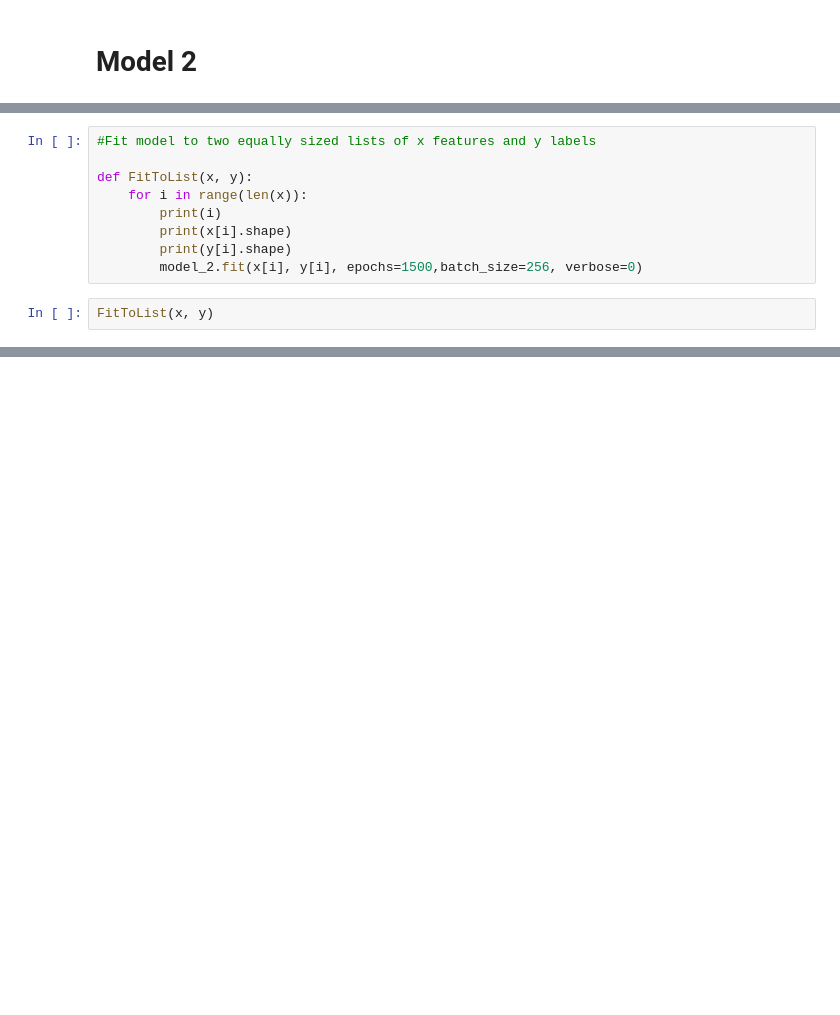
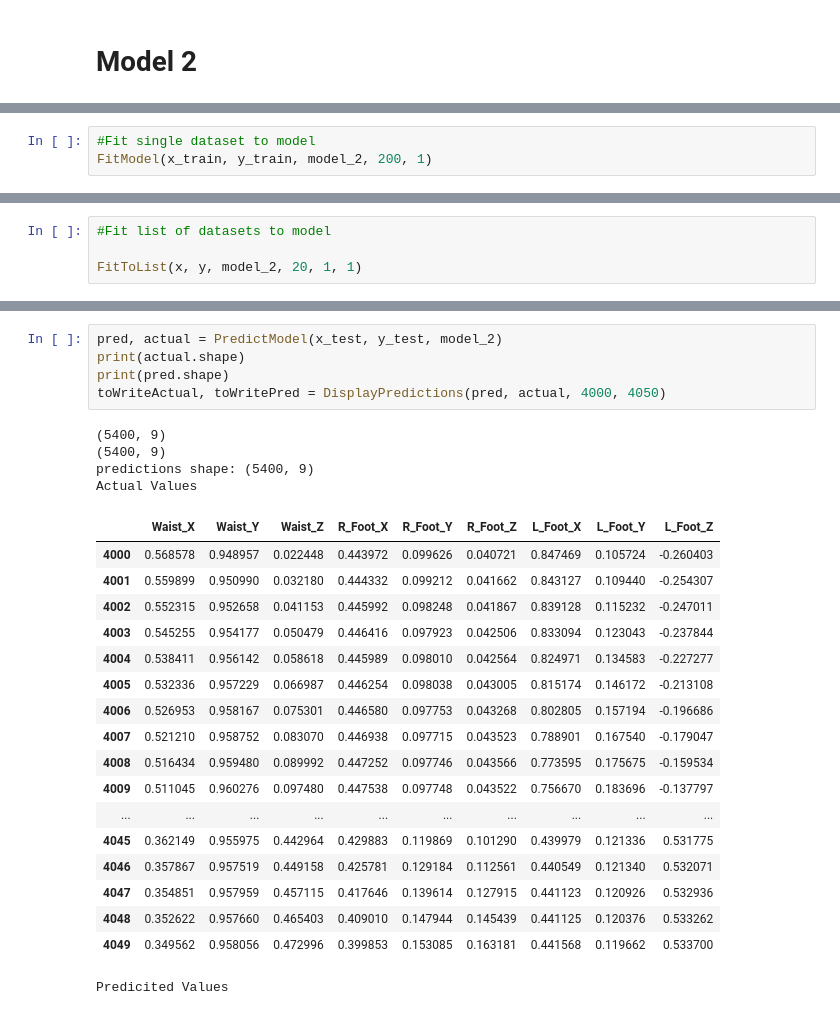
Before and after one commit to jev-e/JE-Msc-lower-body-pose-estimation, a Jupyter notebook: notebooks/RNN.ipynb, the cells around one changed output, grey strips where cells are left out. Cells and saved outputs as stored; diff of their text form; blank space fills up the shorter version.

```diff
--- a/notebooks/RNN.ipynb
+++ b/notebooks/RNN.ipynb
@@ -539,11 +515,0 @@ def FitModel(x, y):
-# %%
-#Fit model to two equally sized lists of x features and y labels
-
-def FitToList(x, y):
-    for i in range(len(x)):
-        print(i)
-        print(x[i].shape)
-        print(y[i].shape)
-        model_2.fit(x[i], y[i], epochs=1500,batch_size=256, verbose=0)
-# %%
-FitToList(x, y)
@@ -627,0 +516,3 @@ Predicited Values
+# %%
+#Fit single dataset to model
+FitModel(x_train, y_train, model_2, 200, 1)
@@ -627,0 +537,4 @@ Predicited Values
+# %%
+#Fit list of datasets to model
+
+FitToList(x, y, model_2, 20, 1, 1)
@@ -627,0 +564,28 @@ Predicited Values
+# %%
+pred, actual = PredictModel(x_test, y_test, model_2)
+print(actual.shape)
+print(pred.shape)
+toWriteActual, toWritePred = DisplayPredictions(pred, actual, 4000, 4050)
+# %% [output]
+(5400, 9)
+(5400, 9)
+predictions shape: (5400, 9)
+Actual Values
+|  | Waist_X | Waist_Y | Waist_Z | R_Foot_X | R_Foot_Y | R_Foot_Z | L_Foot_X | L_Foot_Y | L_Foot_Z |
+| 4000 | 0.568578 | 0.948957 | 0.022448 | 0.443972 | 0.099626 | 0.040721 | 0.847469 | 0.105724 | -0.260403 |
+| 4001 | 0.559899 | 0.950990 | 0.032180 | 0.444332 | 0.099212 | 0.041662 | 0.843127 | 0.109440 | -0.254307 |
+| 4002 | 0.552315 | 0.952658 | 0.041153 | 0.445992 | 0.098248 | 0.041867 | 0.839128 | 0.115232 | -0.247011 |
+| 4003 | 0.545255 | 0.954177 | 0.050479 | 0.446416 | 0.097923 | 0.042506 | 0.833094 | 0.123043 | -0.237844 |
+| 4004 | 0.538411 | 0.956142 | 0.058618 | 0.445989 | 0.098010 | 0.042564 | 0.824971 | 0.134583 | -0.227277 |
+| 4005 | 0.532336 | 0.957229 | 0.066987 | 0.446254 | 0.098038 | 0.043005 | 0.815174 | 0.146172 | -0.213108 |
+| 4006 | 0.526953 | 0.958167 | 0.075301 | 0.446580 | 0.097753 | 0.043268 | 0.802805 | 0.157194 | -0.196686 |
+| 4007 | 0.521210 | 0.958752 | 0.083070 | 0.446938 | 0.097715 | 0.043523 | 0.788901 | 0.167540 | -0.179047 |
+| 4008 | 0.516434 | 0.959480 | 0.089992 | 0.447252 | 0.097746 | 0.043566 | 0.773595 | 0.175675 | -0.159534 |
+| 4009 | 0.511045 | 0.960276 | 0.097480 | 0.447538 | 0.097748 | 0.043522 | 0.756670 | 0.183696 | -0.137797 |
+| ... | ... | ... | ... | ... | ... | ... | ... | ... | ... |
+| 4045 | 0.362149 | 0.955975 | 0.442964 | 0.429883 | 0.119869 | 0.101290 | 0.439979 | 0.121336 | 0.531775 |
+| 4046 | 0.357867 | 0.957519 | 0.449158 | 0.425781 | 0.129184 | 0.112561 | 0.440549 | 0.121340 | 0.532071 |
+| 4047 | 0.354851 | 0.957959 | 0.457115 | 0.417646 | 0.139614 | 0.127915 | 0.441123 | 0.120926 | 0.532936 |
+| 4048 | 0.352622 | 0.957660 | 0.465403 | 0.409010 | 0.147944 | 0.145439 | 0.441125 | 0.120376 | 0.533262 |
+| 4049 | 0.349562 | 0.958056 | 0.472996 | 0.399853 | 0.153085 | 0.163181 | 0.441568 | 0.119662 | 0.533700 |
+Predicited Values
```
Also changed, not shown: parts of 30 cells of this notebook, 49 other files.
